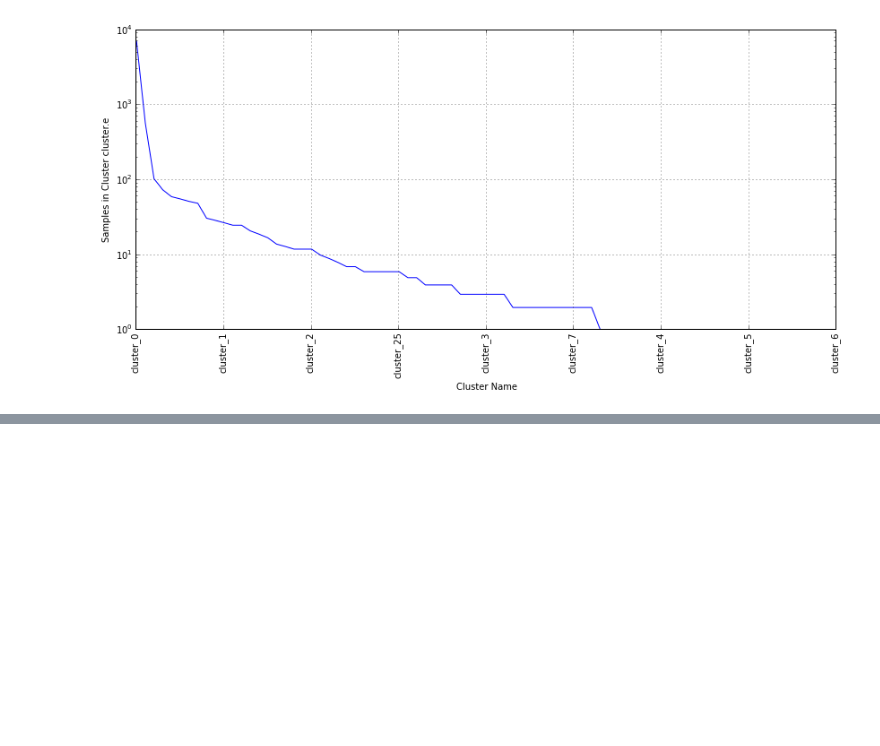
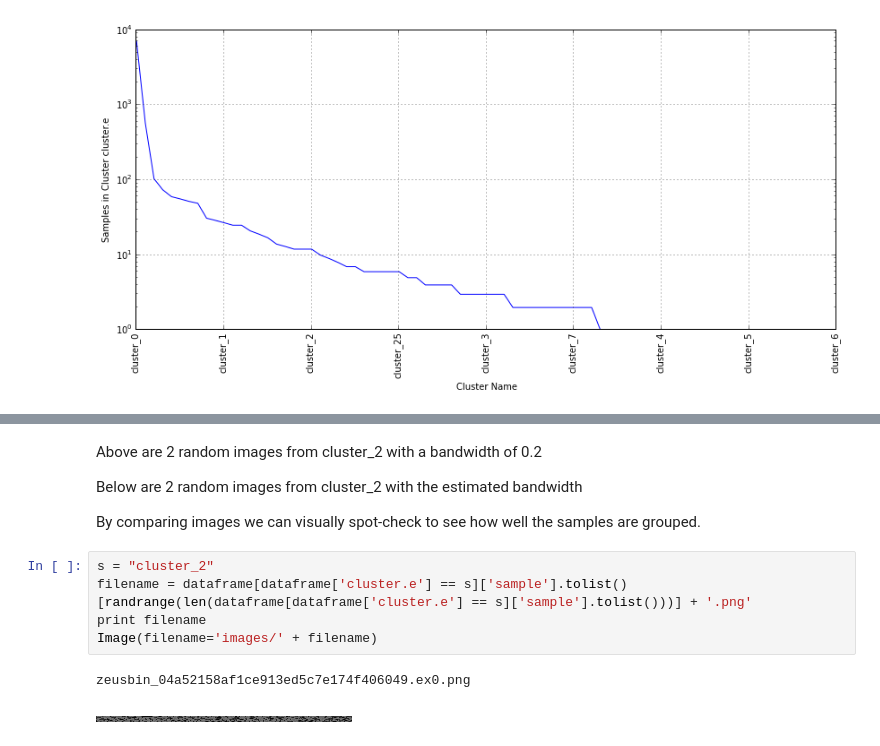
Before and after one commit to sooshie/data_exploration, a Jupyter notebook: zeus_cluster/Image Based Clustering.ipynb, the cells around one changed output, grey strips where cells are left out. Saved outputs shown, nothing was run; the diff lists cells and outputs as text; blank space fills up the shorter version.

```diff
--- a/zeus_cluster/Image Based Clustering.ipynb
+++ b/zeus_cluster/Image Based Clustering.ipynb
@@ -322,0 +339,14 @@ ax.set_xlabel('Cluster Name')
+# %% [markdown]
+Above are 2 random images from cluster_2 with a bandwidth of 0.2
+
+Below are 2 random images from cluster_2 with the estimated bandwidth
+
+By comparing images we can visually spot-check to see how well the samples are grouped.
+# %%
+s = "cluster_2"
+filename = dataframe[dataframe['cluster.e'] == s]['sample'].tolist()[randrange(len(dataframe[dataframe['cluster.e'] == s]['sample'].tolist()))] + '.png'
+print filename
+Image(filename='images/' + filename)
+# %% [output]
+zeusbin_04a52158af1ce913ed5c7e174f406049.ex0.png
+[figure, added]
```
Also changed, not shown: parts of 7 cells of this notebook.
